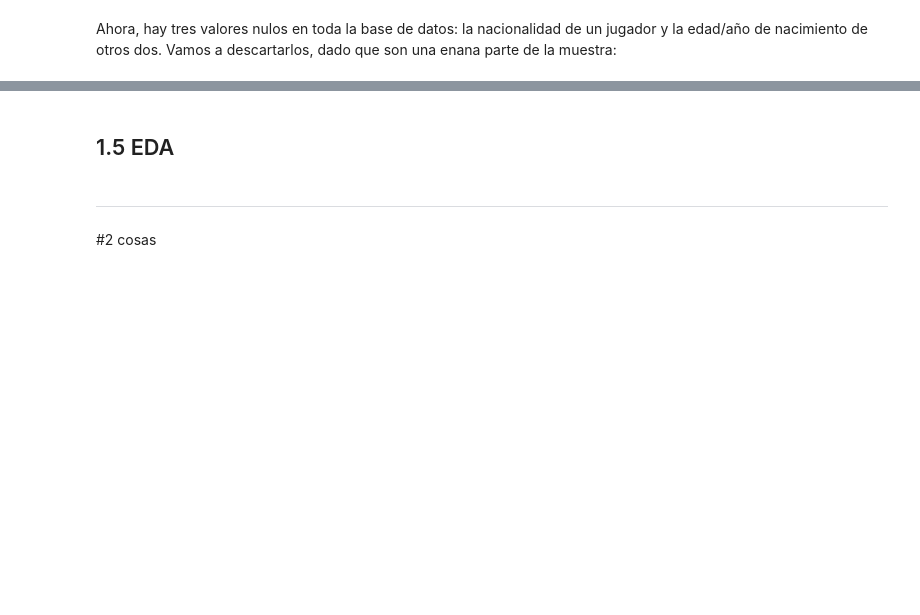
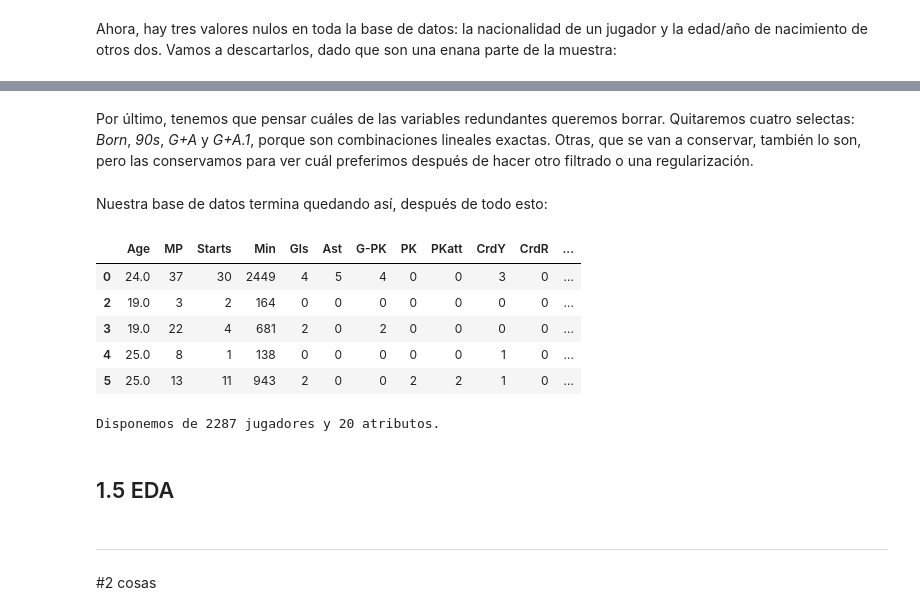
Before and after one commit to alexalvrz-yeah/Proyecto-Fusball, a Jupyter notebook: notebooks/fussball.ipynb, the cells around one changed output, grey strips where cells are left out. Drawn from its saved outputs; the diff is of its cells as text; code cells hidden in the pictures; blank space fills up the shorter version.

Commit message:
todo lo previo al eda hecho

```diff
--- a/notebooks/fussball.ipynb
+++ b/notebooks/fussball.ipynb
@@ -252,0 +277,5 @@ Quedan 2287 jugadores tras eliminar los valores nulos.
+# %%
+df_filtrado['EsDelantero'] = df_filtrado['Pos'].str.contains('FW').astype(int)
+display(df_filtrado[['Pos', 'EsDelantero']].value_counts()) # comprobando si estan bien asignados
+# los tres delantero-defensas han sido excluidos por ser canteranos o por valores faltantes, una de dos
+print(df_filtrado['EsDelantero'].value_counts()) # veamos cuantos tenemos de cada tipo
@@ -253,3 +297,25 @@ Quedan 2287 jugadores tras eliminar los valores nulos.
+# %%
+# ahora que hemos visto que esta bien, borramos la variable pos
+df_filtrado = df_filtrado.drop(columns=['Pos'])
+# %% [markdown]
+Por último, tenemos que pensar cuáles de las variables redundantes queremos borrar. Quitaremos cuatro selectas: *Born*, *90s*, *G+A* y *G+A.1*, porque son combinaciones lineales exactas. Otras, que se van a conservar, también lo son, pero las conservamos para ver cuál preferimos después de hacer otro filtrado o una regularización.
+# %%
+df_filtrado = df_filtrado.drop(columns=['Born', '90s', 'G+A', 'G+A.1'])
+# %% [markdown]
+Nuestra base de datos termina quedando así, después de todo esto:
+# %%
+df_filtrado.head()
+# %% [output]
+|  | Age | MP | Starts | Min | Gls | Ast | G-PK | PK | PKatt | CrdY | CrdR | ... |
+| 0 | 24.0 | 37 | 30 | 2449 | 4 | 5 | 4 | 0 | 0 | 3 | 0 | ... |
+| 2 | 19.0 | 3 | 2 | 164 | 0 | 0 | 0 | 0 | 0 | 0 | 0 | ... |
+| 3 | 19.0 | 22 | 4 | 681 | 2 | 0 | 2 | 0 | 0 | 0 | 0 | ... |
+| 4 | 25.0 | 8 | 1 | 138 | 0 | 0 | 0 | 0 | 0 | 1 | 0 | ... |
+| 5 | 25.0 | 13 | 11 | 943 | 2 | 0 | 0 | 2 | 2 | 1 | 0 | ... |
+# %%
+print(f"Disponemos de {df_filtrado.shape[0]} jugadores y {df_filtrado.shape[1]} atributos.")
+# %% [output]
+Disponemos de 2287 jugadores y 20 atributos.
 # %% [markdown]
 ## 1.5 EDA
 # %% [markdown]
```
Also changed, not shown: parts of 21 cells of this notebook.
